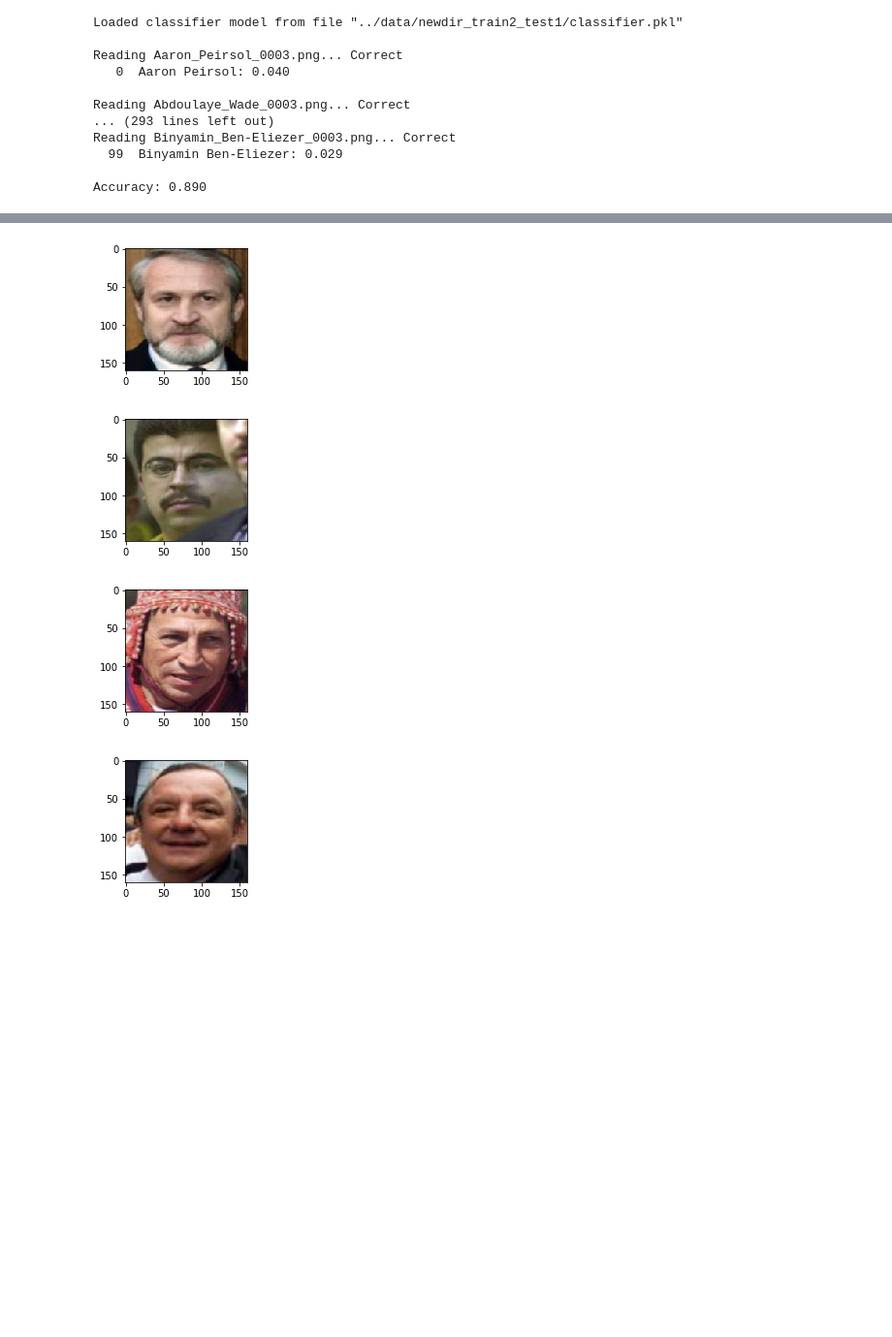
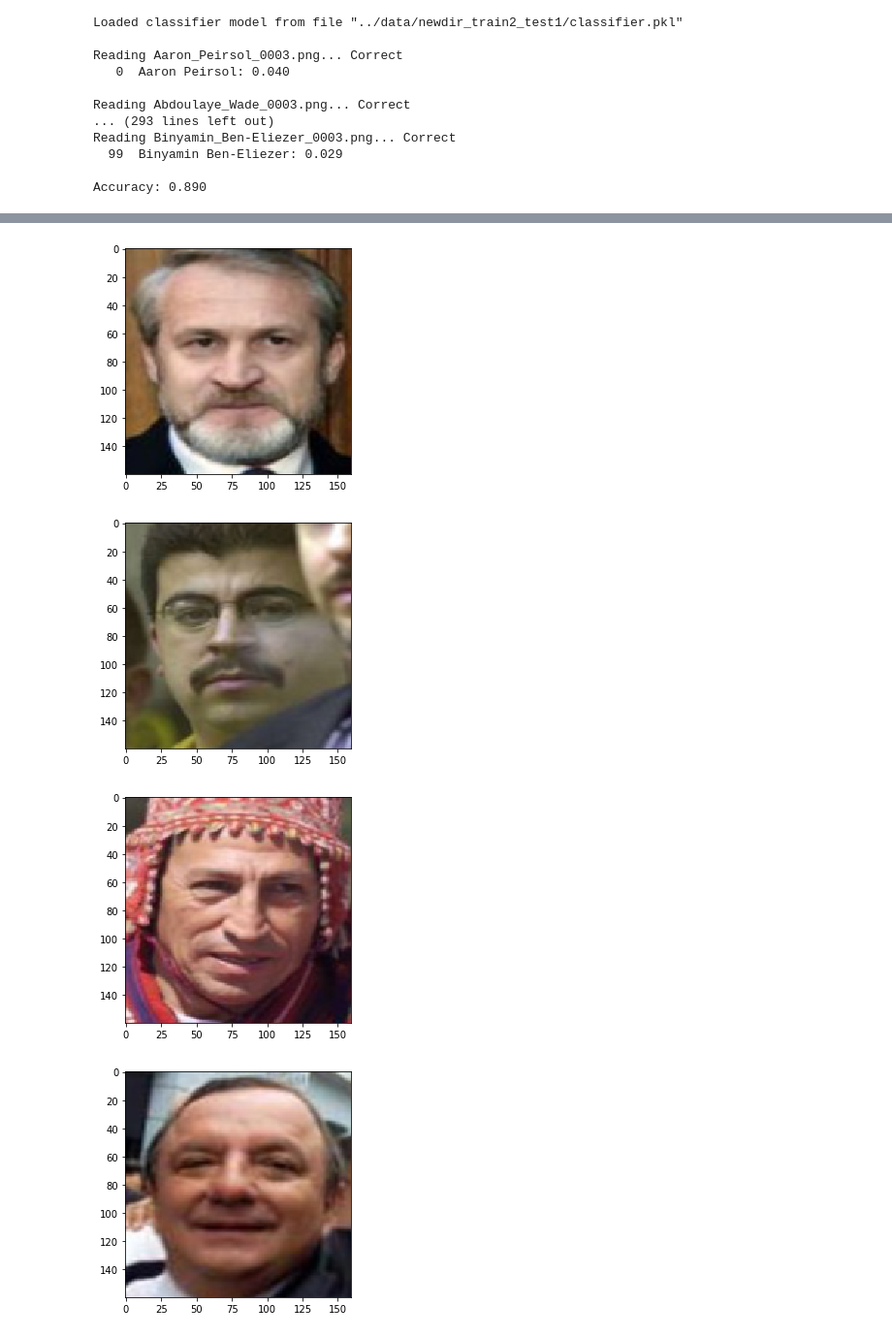
Before and after one commit to macwong/facenet, a Jupyter notebook: src/Test facenet.ipynb, the cells around one changed output, grey strips where cells are left out. Shown: that part at 97% size. Saved outputs shown, nothing was run; the diff lists cells and outputs as text; code cells hidden in the pictures; blank space fills up the shorter version.

```diff
--- a/src/Test facenet.ipynb
+++ b/src/Test facenet.ipynb
@@ -243,42 +260,42 @@ Reading Binyamin_Ben-Eliezer_0003.png... Correct
 
 Accuracy: 0.890
 # %%
-i = 0
+i = 1
 
 for wrong in wrongs:
     print("\nPredicted:", wrong.predicted, "(" + wrong.predicted_name + "), Actual:", wrong.actual, "(" + wrong.actual_name + ")")
     print(wrong.test_filepath)
     print(wrong.train_dirpath)
     print(wrong.actual_dirpath)
 #     fig, ax = plt.subplots(1,2)
 #     sns.countplot(df['batting'], ax=ax[0])
 #     sns.countplot(df['bowling'], ax=ax[1])
 #     fig.show()
     pil_im = Image.open(wrong.test_filepath, 'r')
     plt.figure(figsize=(30, 30))
-    plt.subplot(11,2,i+1)
+    plt.subplot(6,2,i)
 
     plt.imshow(np.asarray(pil_im))
     i += 1
 # %% [output]
 Predicted: 20 (Alastair_Campbell), Actual: 15 (Akhmed_Zakayev)
 ../data/newdir_train2_test1/test\Akhmed_Zakayev\Akhmed_Zakayev_0003.png
 ../data/newdir_train2_test1/test\Alastair_Campbell
 ../data/newdir_train2_test1/test\Akhmed_Zakayev
 
 Predicted: 3 (Abdullah_Gul), Actual: 23 (Alejandro_Avila)
 ../data/newdir_train2_test1/test\Alejandro_Avila\Alejandro_Avila_0003.png
 ../data/newdir_train2_test1/test\Abdullah_Gul
 ../data/newdir_train2_test1/test\Alejandro_Avila
 
 Predicted: 71 (Arturo_Gatti), Actual: 24 (Alejandro_Toledo)
 ../data/newdir_train2_test1/test\Alejandro_Toledo\Alejandro_Toledo_0003.png
 ... (38 lines left out)
 Predicted: 96 (Bill_Paxton), Actual: 94 (Bill_Graham)
 ../data/newdir_train2_test1/test\Bill_Graham\Bill_Graham_0003.png
 ../data/newdir_train2_test1/test\Bill_Paxton
 ../data/newdir_train2_test1/test\Bill_Graham
-[figure, old version]
+[figure, new version]
-[figure, old version]
+[figure, new version]
-[figure, old version]
+[figure, new version]
-[figure, old version]
+[figure, new version]
```
Also changed, not shown: parts of 9 cells of this notebook, 1 other file.
